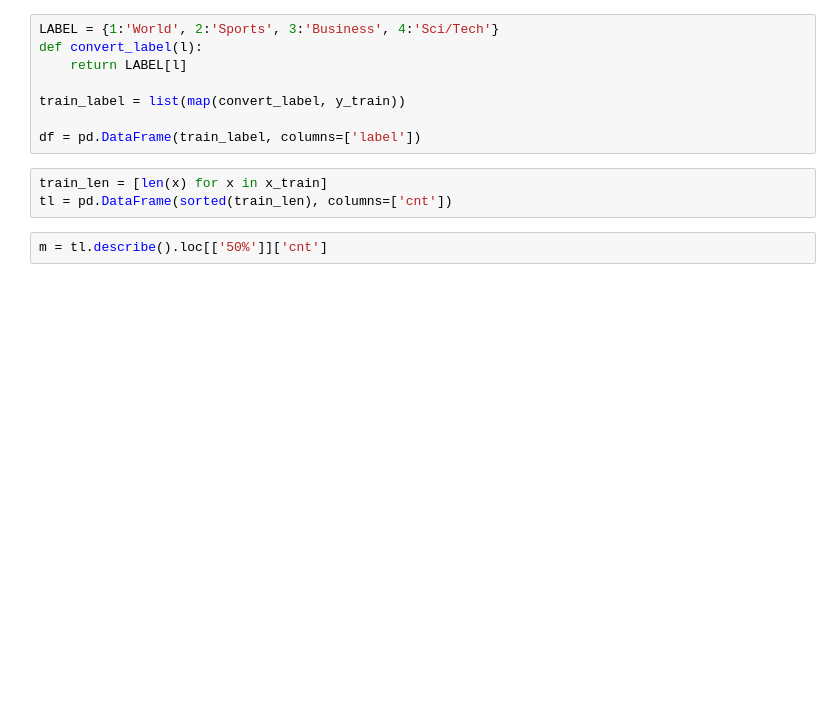
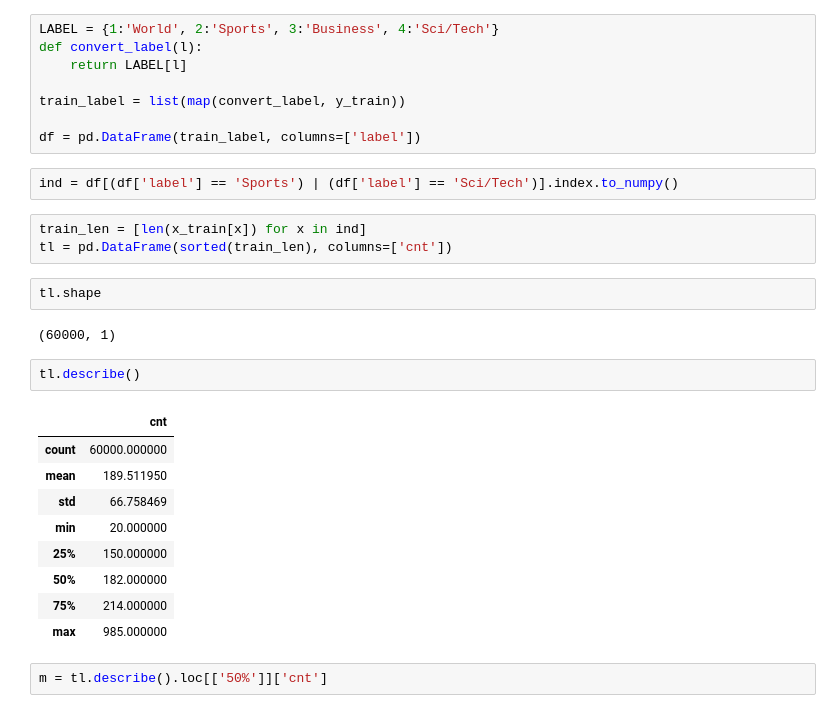
Before and after one commit to IIT-ML/interpretable-text-classification, a Jupyter notebook: AGnews_dataset_debug.ipynb, the cells around one changed output. Saved outputs shown, nothing was run; the diff lists cells and outputs as text; blank space fills up the shorter version.

```diff
--- a/AGnews_dataset_debug.ipynb
+++ b/AGnews_dataset_debug.ipynb
@@ -58,9 +58,27 @@ def convert_label(l):
 train_label = list(map(convert_label, y_train))
 
 df = pd.DataFrame(train_label, columns=['label'])
+# %%
+ind = df[(df['label'] == 'Sports') | (df['label'] == 'Sci/Tech')].index.to_numpy()
 # %%
-train_len = [len(x) for x in x_train]
+train_len = [len(x_train[x]) for x in ind]
 tl = pd.DataFrame(sorted(train_len), columns=['cnt'])
+# %%
+tl.shape
+# %% [output]
+(60000, 1)
+# %%
+tl.describe()
+# %% [output]
+|  | cnt |
+| count | 60000.000000 |
+| mean | 189.511950 |
+| std | 66.758469 |
+| min | 20.000000 |
+| 25% | 150.000000 |
+| 50% | 182.000000 |
+| 75% | 214.000000 |
+| max | 985.000000 |
 # %%
 m = tl.describe().loc[['50%']]['cnt']
 # %%
```
Also changed, not shown: parts of 2 cells of this notebook, 5 other files.
